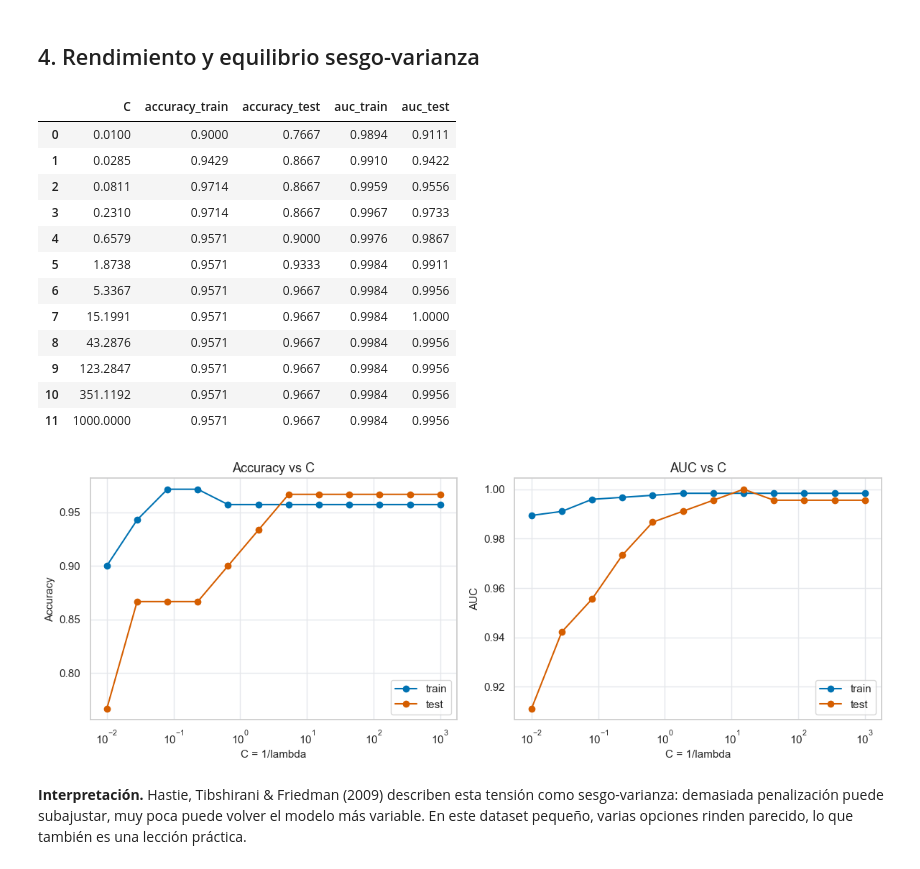
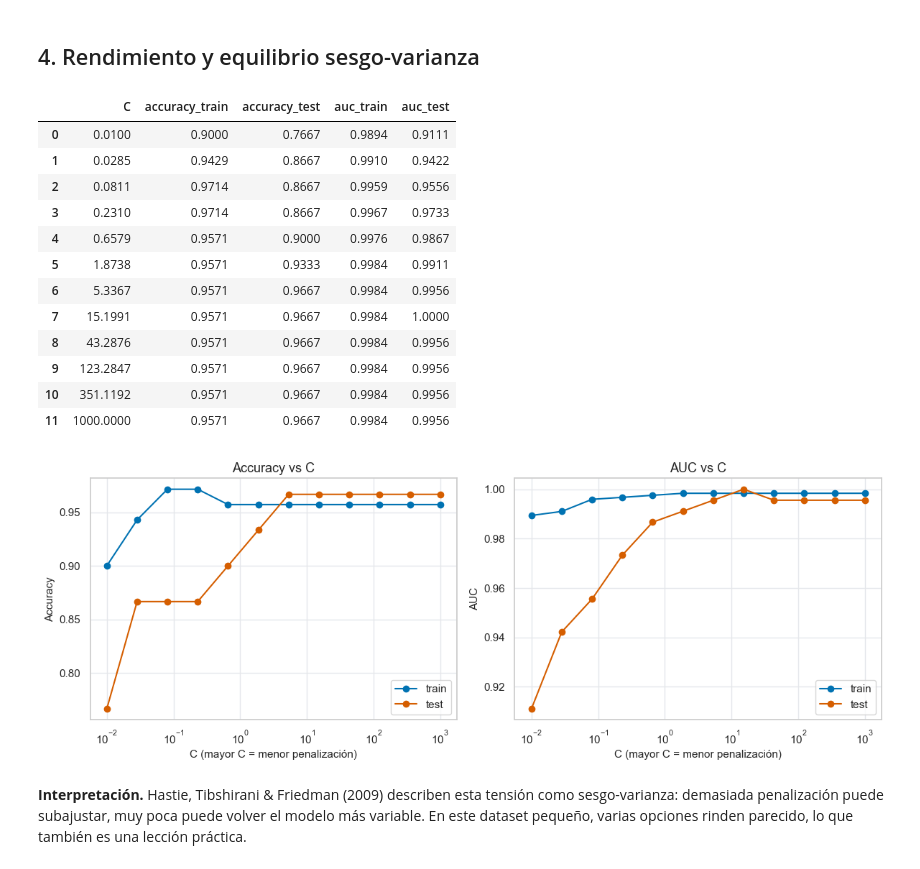
Before and after one commit to GuillermoM97/play_logistic_Regression, a Jupyter notebook: notebooks/04_regularizacion_L2_ridge.ipynb, the cells around one changed output. Saved outputs shown, nothing was run; the diff lists cells and outputs as text; code cells hidden in the pictures.

```diff
--- a/notebooks/04_regularizacion_L2_ridge.ipynb
+++ b/notebooks/04_regularizacion_L2_ridge.ipynb
@@ -144,36 +144,36 @@ display(performance.round(4))
 fig, axes = plt.subplots(1, 2, figsize=(12, 4.5))
 axes[0].plot(performance["C"], performance["accuracy_train"], marker="o", label="train")
 axes[0].plot(performance["C"], performance["accuracy_test"], marker="o", label="test")
 axes[0].set_xscale("log")
 axes[0].set_title("Accuracy vs C")
-axes[0].set_xlabel("C = 1/lambda")
+axes[0].set_xlabel("C (mayor C = menor penalización)")
 axes[0].set_ylabel("Accuracy")
 axes[0].legend()
 
 axes[1].plot(performance["C"], performance["auc_train"], marker="o", label="train")
 axes[1].plot(performance["C"], performance["auc_test"], marker="o", label="test")
 axes[1].set_xscale("log")
 axes[1].set_title("AUC vs C")
-axes[1].set_xlabel("C = 1/lambda")
+axes[1].set_xlabel("C (mayor C = menor penalización)")
 axes[1].set_ylabel("AUC")
 axes[1].legend()
 fig.tight_layout()
 plt.show()
 # %% [output]
 |  | C | accuracy_train | accuracy_test | auc_train | auc_test |
 | 0 | 0.0100 | 0.9000 | 0.7667 | 0.9894 | 0.9111 |
 | 1 | 0.0285 | 0.9429 | 0.8667 | 0.9910 | 0.9422 |
 | 2 | 0.0811 | 0.9714 | 0.8667 | 0.9959 | 0.9556 |
 | 3 | 0.2310 | 0.9714 | 0.8667 | 0.9967 | 0.9733 |
 | 4 | 0.6579 | 0.9571 | 0.9000 | 0.9976 | 0.9867 |
 | 5 | 1.8738 | 0.9571 | 0.9333 | 0.9984 | 0.9911 |
 | 6 | 5.3367 | 0.9571 | 0.9667 | 0.9984 | 0.9956 |
 | 7 | 15.1991 | 0.9571 | 0.9667 | 0.9984 | 1.0000 |
 | 8 | 43.2876 | 0.9571 | 0.9667 | 0.9984 | 0.9956 |
 | 9 | 123.2847 | 0.9571 | 0.9667 | 0.9984 | 0.9956 |
 | 10 | 351.1192 | 0.9571 | 0.9667 | 0.9984 | 0.9956 |
 | 11 | 1000.0000 | 0.9571 | 0.9667 | 0.9984 | 0.9956 |
-[figure, old version]
+[figure, new version]
 # %% [markdown]
 **Interpretación.** Hastie, Tibshirani & Friedman (2009) describen esta tensión como sesgo-varianza: demasiada penalización puede subajustar, muy poca puede volver el modelo más variable. En este dataset pequeño, varias opciones rinden parecido, lo que también es una lección práctica.
 # %% [markdown]
```
Also changed, not shown: parts of 3 cells of this notebook, 5 other files.
